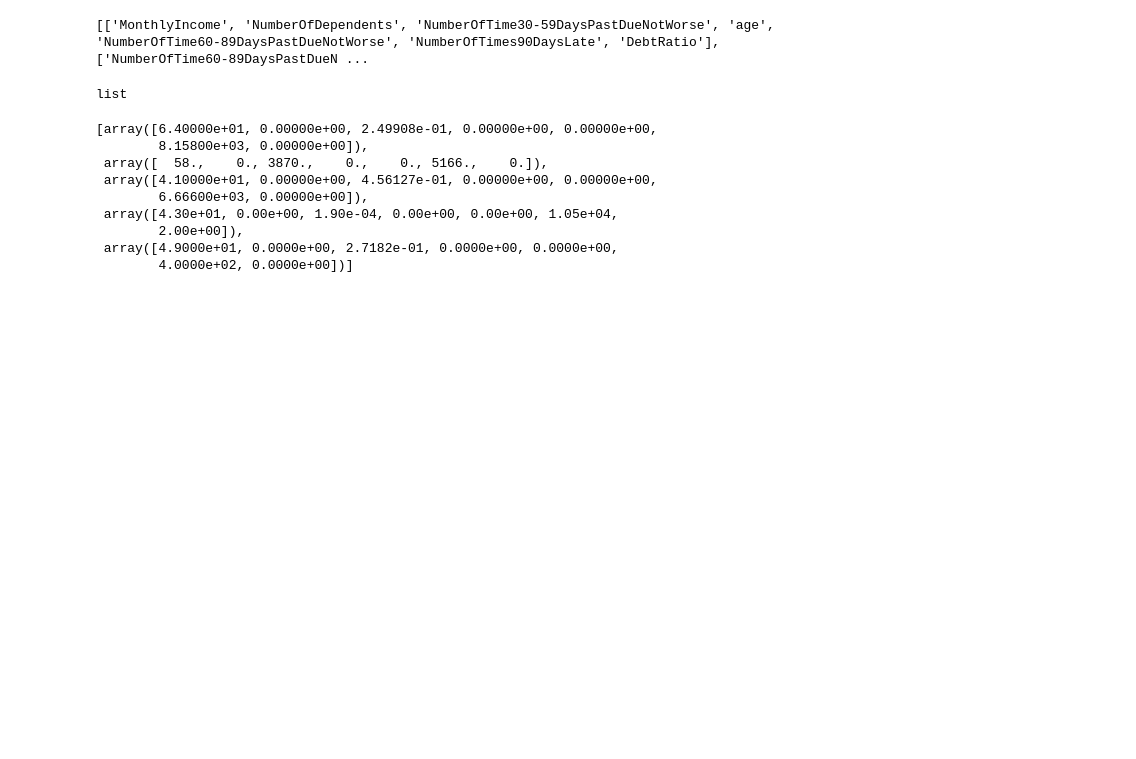
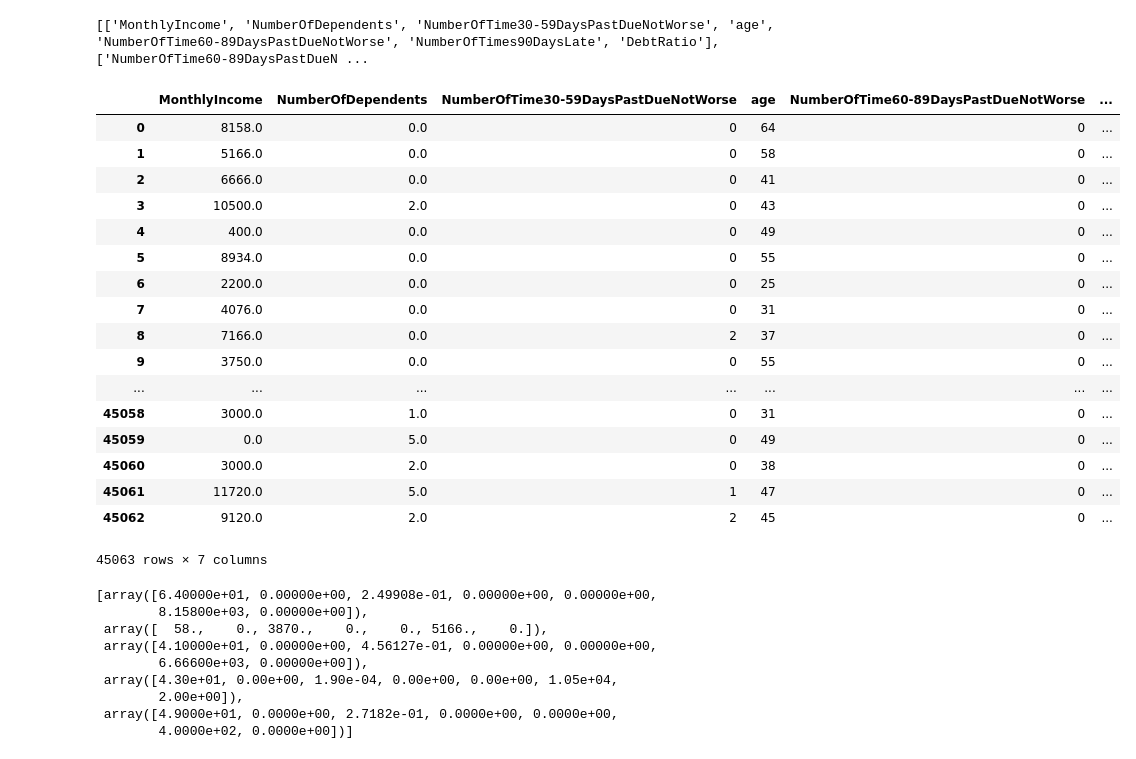
Before and after one commit to Kozyman/mlcourse.ai, a Jupyter notebook: jupyter_english/assignments_fall2018/assignment5_rf_logit_scoring_texts_messy.ipynb, the cells around one changed output. Cells and saved outputs as stored; diff of their text form; code cells hidden in the pictures; blank space fills up the shorter version.

```diff
--- a/jupyter_english/assignments_fall2018/assignment5_rf_logit_scoring_texts_messy.ipynb
+++ b/jupyter_english/assignments_fall2018/assignment5_rf_logit_scoring_texts_messy.ipynb
@@ -265,9 +266,27 @@ print(test)
 # %% [output]
 [['MonthlyIncome', 'NumberOfDependents', 'NumberOfTime30-59DaysPastDueNotWorse', 'age', 'NumberOfTime60-89DaysPastDueNotWorse', 'NumberOfTimes90DaysLate', 'DebtRatio'], ['NumberOfTime60-89DaysPastDueN ...
 # %%
-type([X.columns[feat] for feat in np.random.choice(X.shape[1], size=X.shape[1], replace=False)])
+[X.columns[feat] for feat in np.random.choice(X.shape[1], size=X.shape[1], replace=False)]
+X[test[0]]
 # %% [output]
+|  | MonthlyIncome | NumberOfDependents | NumberOfTime30-59DaysPastDueNotWorse | age | NumberOfTime60-89DaysPastDueNotWorse | ... |
+| 0 | 8158.0 | 0.0 | 0 | 64 | 0 | ... |
+| 1 | 5166.0 | 0.0 | 0 | 58 | 0 | ... |
+| 2 | 6666.0 | 0.0 | 0 | 41 | 0 | ... |
+| 3 | 10500.0 | 2.0 | 0 | 43 | 0 | ... |
+| 4 | 400.0 | 0.0 | 0 | 49 | 0 | ... |
+| 5 | 8934.0 | 0.0 | 0 | 55 | 0 | ... |
+| 6 | 2200.0 | 0.0 | 0 | 25 | 0 | ... |
+| 7 | 4076.0 | 0.0 | 0 | 31 | 0 | ... |
+| 8 | 7166.0 | 0.0 | 2 | 37 | 0 | ... |
+| 9 | 3750.0 | 0.0 | 0 | 55 | 0 | ... |
+| ... | ... | ... | ... | ... | ... | ... |
+| 45058 | 3000.0 | 1.0 | 0 | 31 | 0 | ... |
+| 45059 | 0.0 | 5.0 | 0 | 49 | 0 | ... |
+| 45060 | 3000.0 | 2.0 | 0 | 38 | 0 | ... |
+| 45061 | 11720.0 | 5.0 | 1 | 47 | 0 | ... |
+| 45062 | 9120.0 | 2.0 | 2 | 45 | 0 | ... |
-list
+45063 rows × 7 columns
 # %%
 data[test[0]].iloc[np.random.choice(X.shape[0], X.shape[0])].head()
 data.values[:,-1]
```
Also changed, not shown: parts of 6 cells of this notebook, 2 other files.
